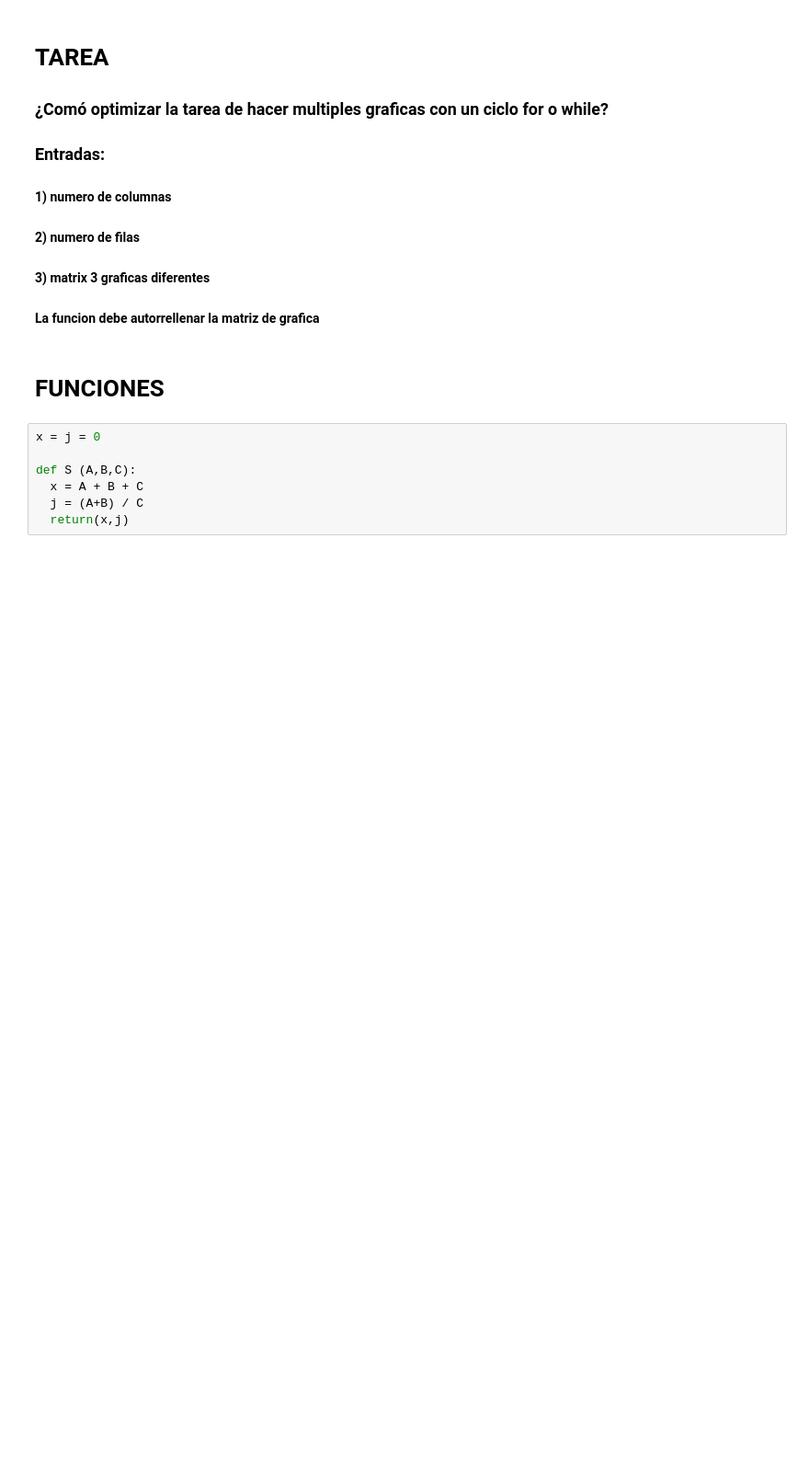
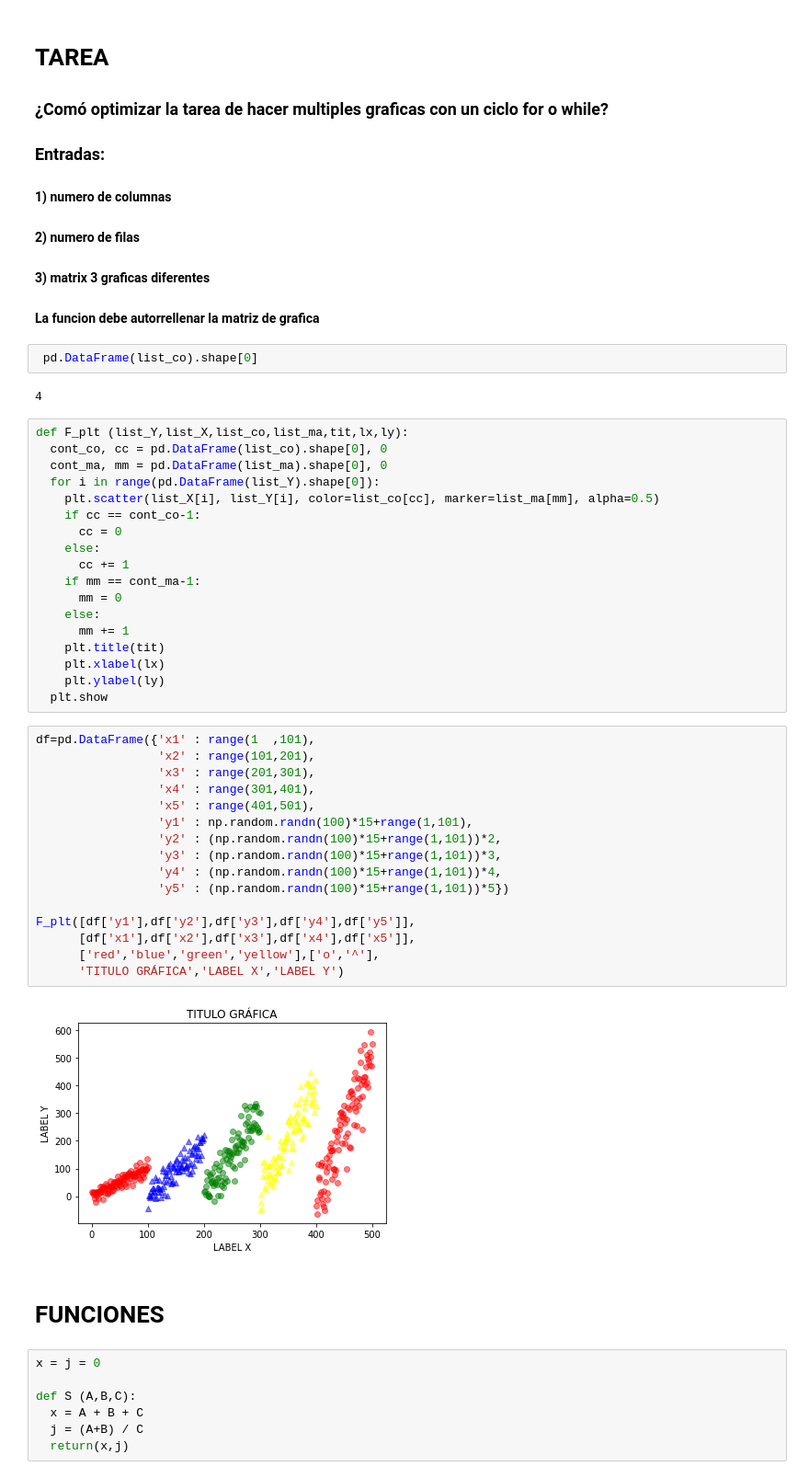
Before and after one commit to JuanFelipe18/CIS, a Jupyter notebook: Clase_1.ipynb, the cells around one changed output. Shown at 92% size. Cells and saved outputs as stored; diff of their text form; blank space fills up the shorter version.

```diff
--- a/Clase_1.ipynb
+++ b/Clase_1.ipynb
@@ -217,6 +212,46 @@ plt.show()
 #### 3) matrix 3 graficas diferentes
 
 #### La funcion debe autorrellenar la matriz de grafica
+# %%
+ pd.DataFrame(list_co).shape[0]
+# %% [output]
+4
+# %%
+def F_plt (list_Y,list_X,list_co,list_ma,tit,lx,ly):
+  cont_co, cc = pd.DataFrame(list_co).shape[0], 0
+  cont_ma, mm = pd.DataFrame(list_ma).shape[0], 0
+  for i in range(pd.DataFrame(list_Y).shape[0]):
+    plt.scatter(list_X[i], list_Y[i], color=list_co[cc], marker=list_ma[mm], alpha=0.5)
+    if cc == cont_co-1:
+      cc = 0
+    else:
+      cc += 1
+    if mm == cont_ma-1:
+      mm = 0
+    else:
+      mm += 1
+    plt.title(tit)
+    plt.xlabel(lx)
+    plt.ylabel(ly)
+  plt.show
+# %%
+df=pd.DataFrame({'x1' : range(1  ,101),
+                 'x2' : range(101,201),
+                 'x3' : range(201,301),
+                 'x4' : range(301,401),
+                 'x5' : range(401,501),
+                 'y1' : np.random.randn(100)*15+range(1,101),
+                 'y2' : (np.random.randn(100)*15+range(1,101))*2,
+                 'y3' : (np.random.randn(100)*15+range(1,101))*3,
+                 'y4' : (np.random.randn(100)*15+range(1,101))*4,
+                 'y5' : (np.random.randn(100)*15+range(1,101))*5})
+
+F_plt([df['y1'],df['y2'],df['y3'],df['y4'],df['y5']],
+      [df['x1'],df['x2'],df['x3'],df['x4'],df['x5']],
+      ['red','blue','green','yellow'],['o','^'],
+      'TITULO GRÁFICA','LABEL X','LABEL Y')
+# %% [output]
+[figure, added]
 # %% [markdown]
 # FUNCIONES
 # %%
```
Also changed, not shown: parts of 4 cells of this notebook.
